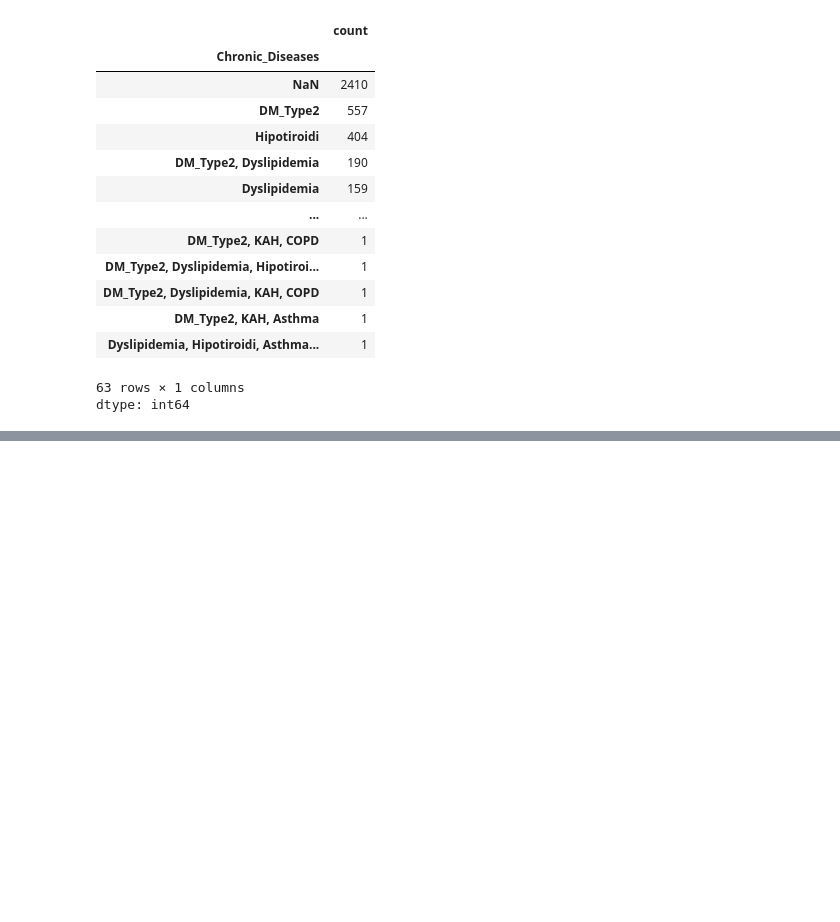
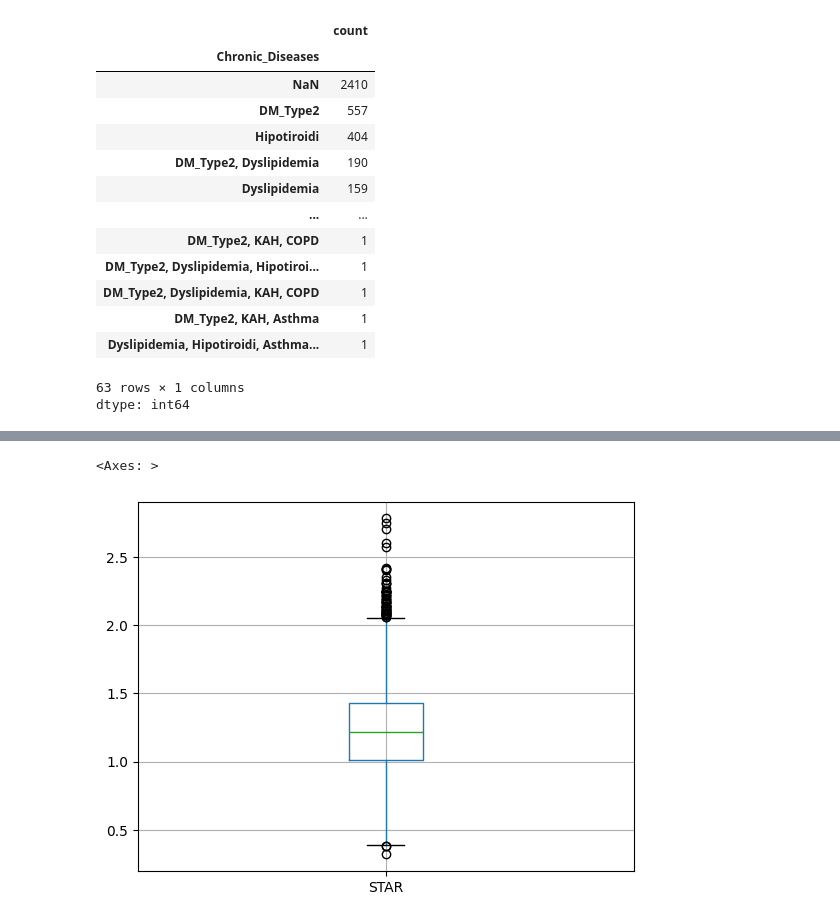
Before and after one commit to sadullahozcan/sarcopenia_eda_analysis, a Jupyter notebook: EDA_04.ipynb, the cells around one changed output, grey strips where cells are left out. Saved outputs shown, nothing was run; the diff lists cells and outputs as text; code cells hidden in the pictures; blank space fills up the shorter version.

```diff
--- a/EDA_04.ipynb
+++ b/EDA_04.ipynb
@@ -409,0 +639,5 @@ df.to_excel('/content/drive/MyDrive/SARCOPENIA_PROJECT/sarcopenia-data-set_colum
+# %%
+df.boxplot(column='STAR')
+# %% [output]
+<Axes: >
+[figure, added]
```
Also changed, not shown: parts of 59 cells of this notebook.
